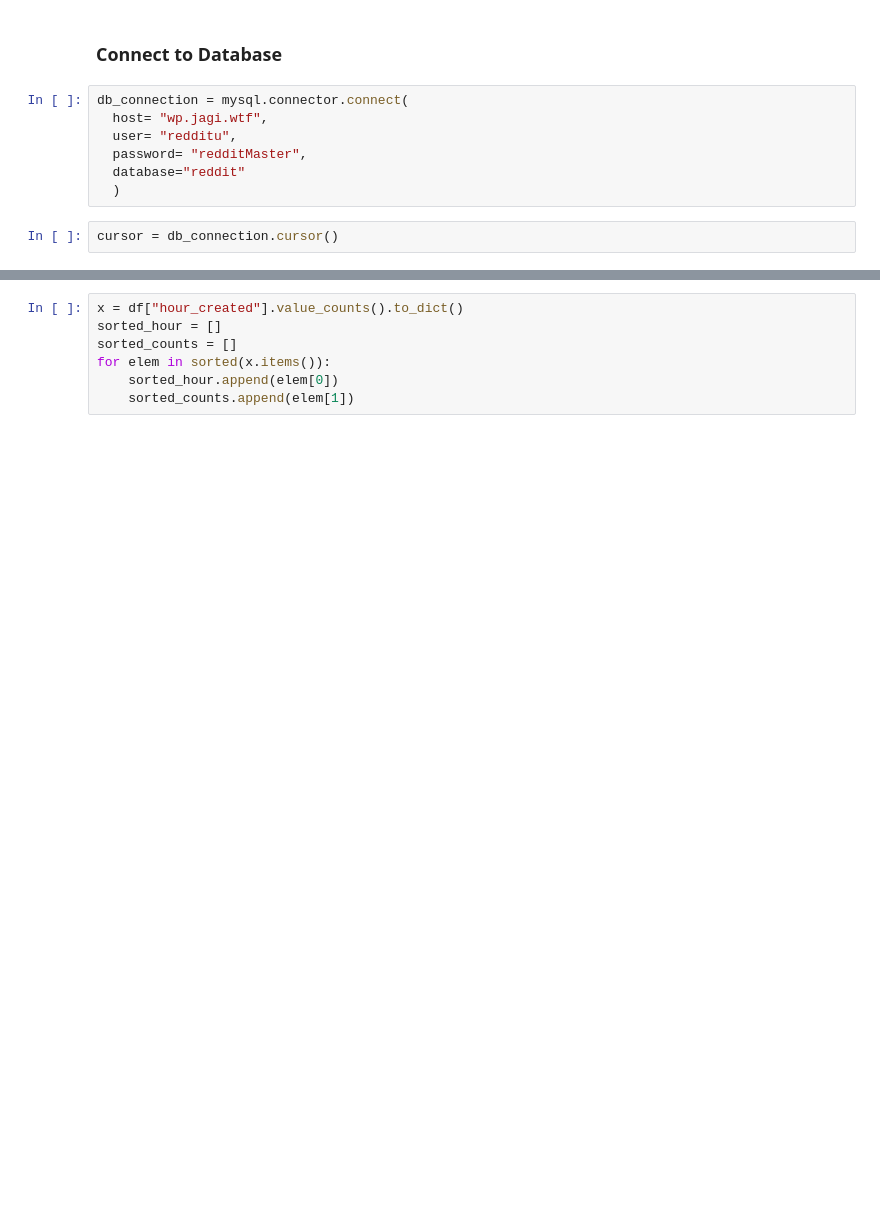
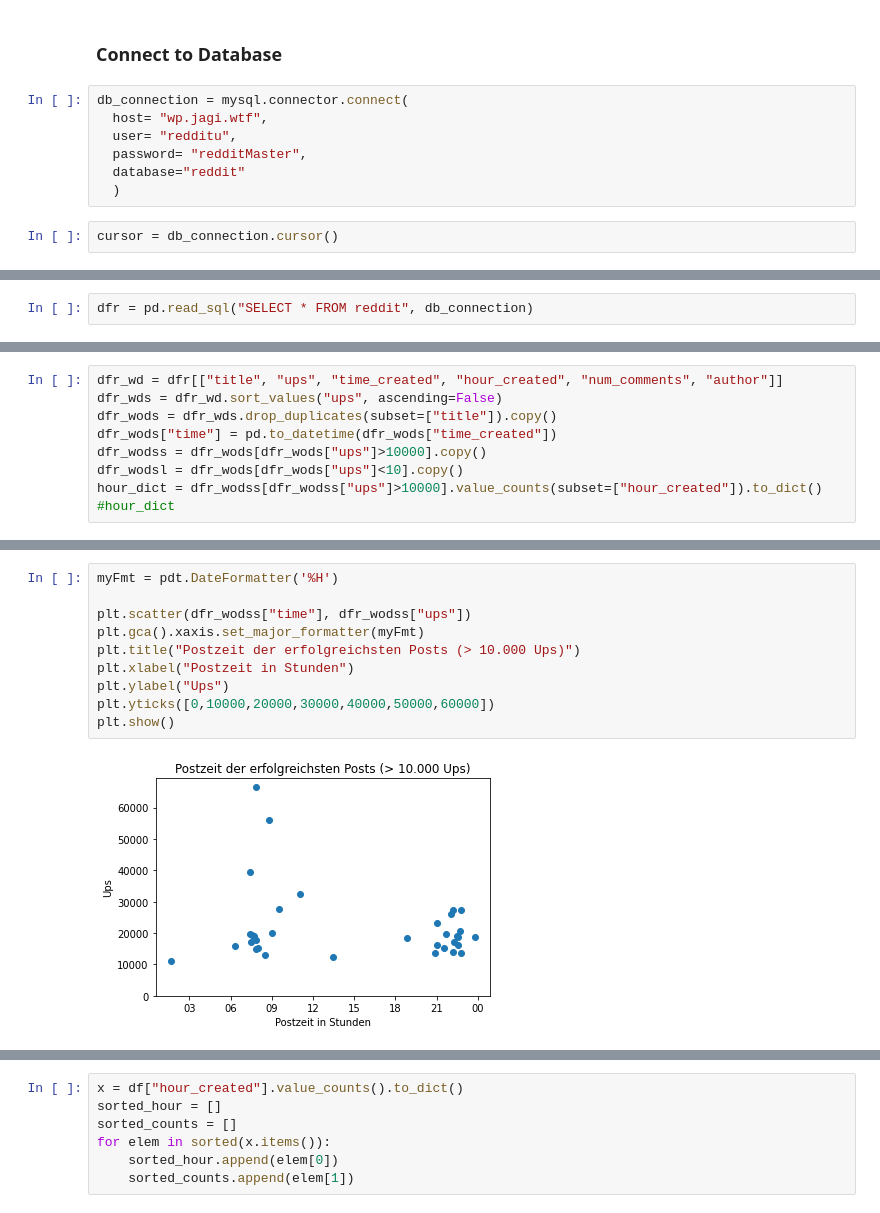
Before and after one commit to ZerhackerJagi/food_dashboard, a Jupyter notebook: Dashboard.ipynb, the cells around one changed output, grey strips where cells are left out. Drawn from its saved outputs; the diff is of its cells as text; blank space fills up the shorter version.

```diff
--- a/Dashboard.ipynb
+++ b/Dashboard.ipynb
@@ -109,0 +97,2 @@ df
+# %%
+dfr = pd.read_sql("SELECT * FROM reddit", db_connection)
@@ -109,0 +114,9 @@ df
+# %%
+dfr_wd = dfr[["title", "ups", "time_created", "hour_created", "num_comments", "author"]]
+dfr_wds = dfr_wd.sort_values("ups", ascending=False)
+dfr_wods = dfr_wds.drop_duplicates(subset=["title"]).copy()
+dfr_wods["time"] = pd.to_datetime(dfr_wods["time_created"])
+dfr_wodss = dfr_wods[dfr_wods["ups"]>10000].copy()
+dfr_wodsl = dfr_wods[dfr_wods["ups"]<10].copy()
+hour_dict = dfr_wodss[dfr_wodss["ups"]>10000].value_counts(subset=["hour_created"]).to_dict()
+#hour_dict
@@ -109,0 +132,12 @@ df
+# %%
+myFmt = pdt.DateFormatter('%H')
+
+plt.scatter(dfr_wodss["time"], dfr_wodss["ups"])
+plt.gca().xaxis.set_major_formatter(myFmt)
+plt.title("Postzeit der erfolgreichsten Posts (> 10.000 Ups)")
+plt.xlabel("Postzeit in Stunden")
+plt.ylabel("Ups")
+plt.yticks([0,10000,20000,30000,40000,50000,60000])
+plt.show()
+# %% [output]
+[figure, added]
```
Also changed, not shown: parts of 107 cells of this notebook.
